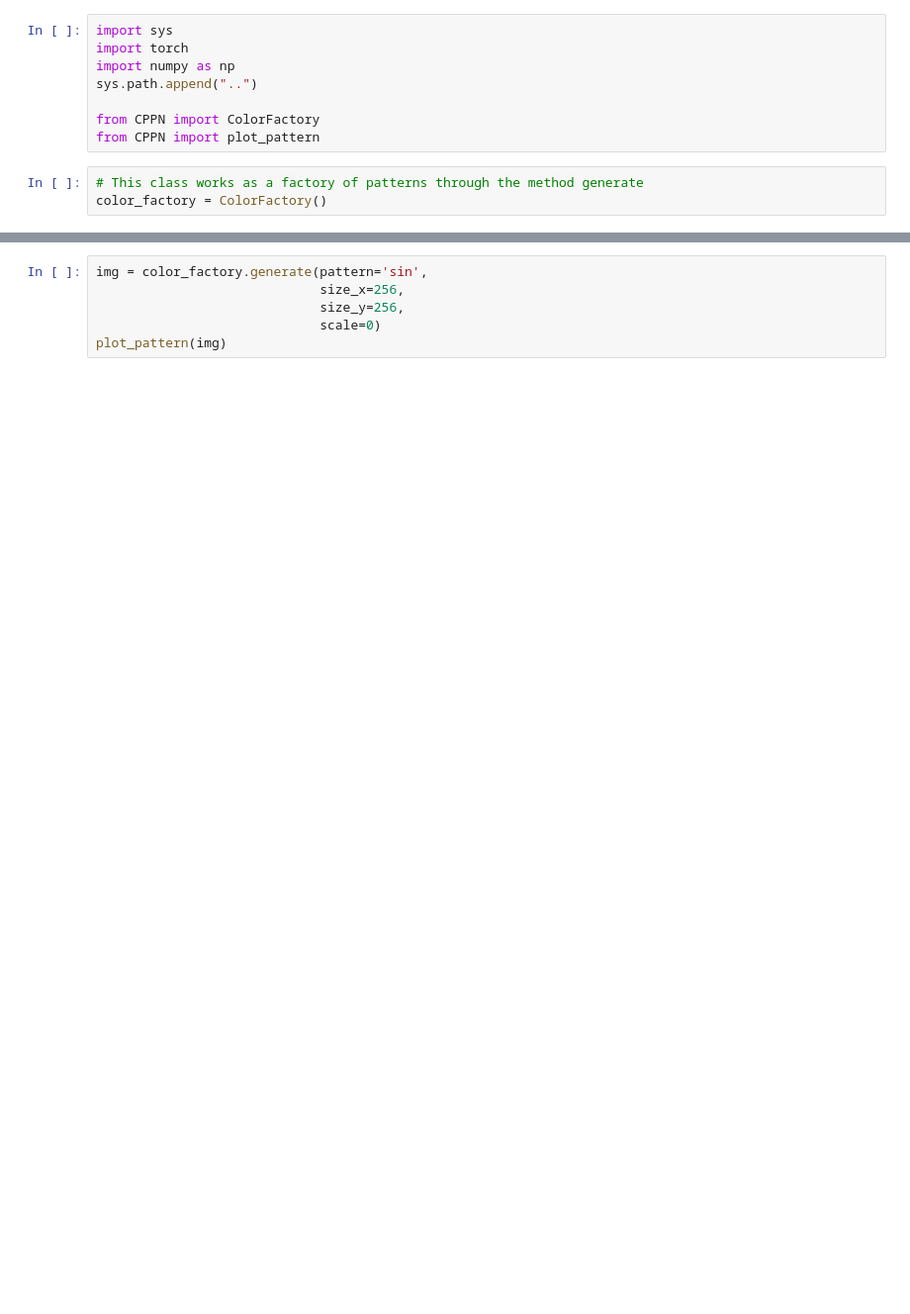
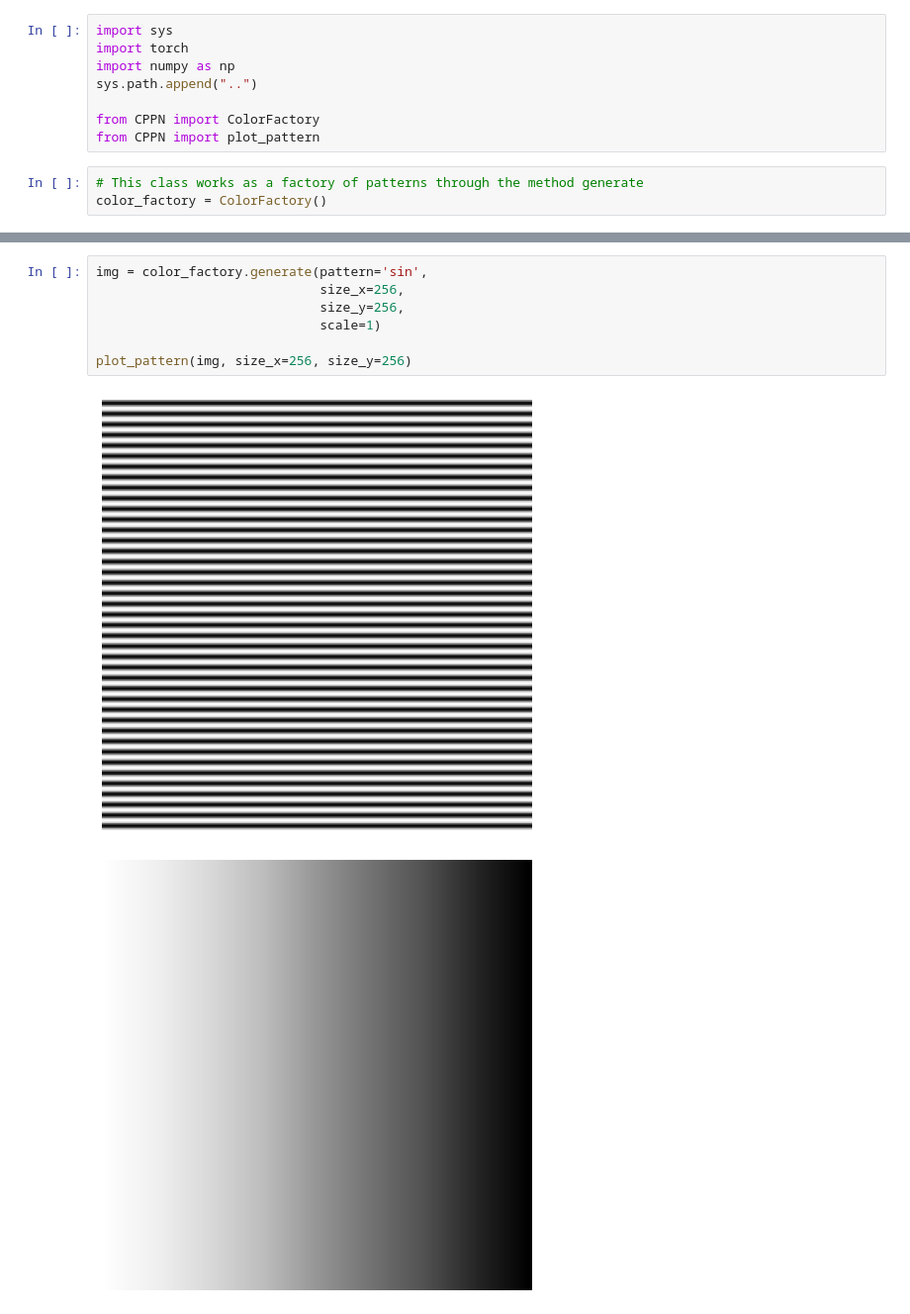
Before and after one commit to chucheria/CPPN, a Jupyter notebook: examples/generate_patterns.ipynb, the cells around one changed output, grey strips where cells are left out. Shown at 99% size. Cells and saved outputs as stored; diff of their text form; blank space fills up the shorter version.

```diff
--- a/examples/generate_patterns.ipynb
+++ b/examples/generate_patterns.ipynb
@@ -18,9 +22,13 @@ plot_pattern(img)
 # %%
 img = color_factory.generate(pattern='sin',
                              size_x=256,
                              size_y=256,
-                             scale=0)
-plot_pattern(img)
+                             scale=1)
+
+plot_pattern(img, size_x=256, size_y=256)
+# %% [output]
+[figure, added]
+[figure, added]
 # %%
 img = color_factory.generate(pattern='square',
                              size_x=256,
```
Also changed, not shown: parts of 5 cells of this notebook, 2 other files.
